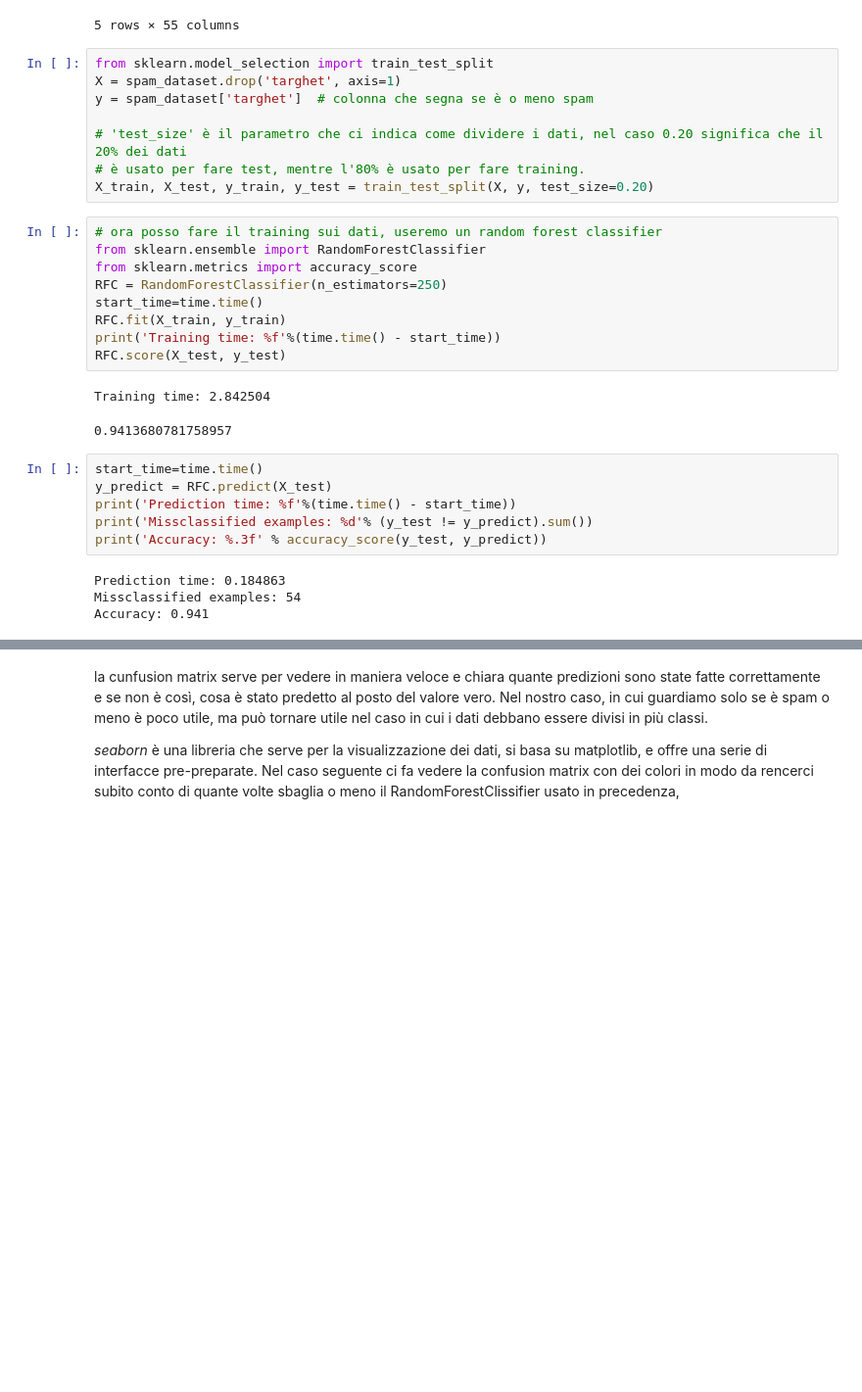
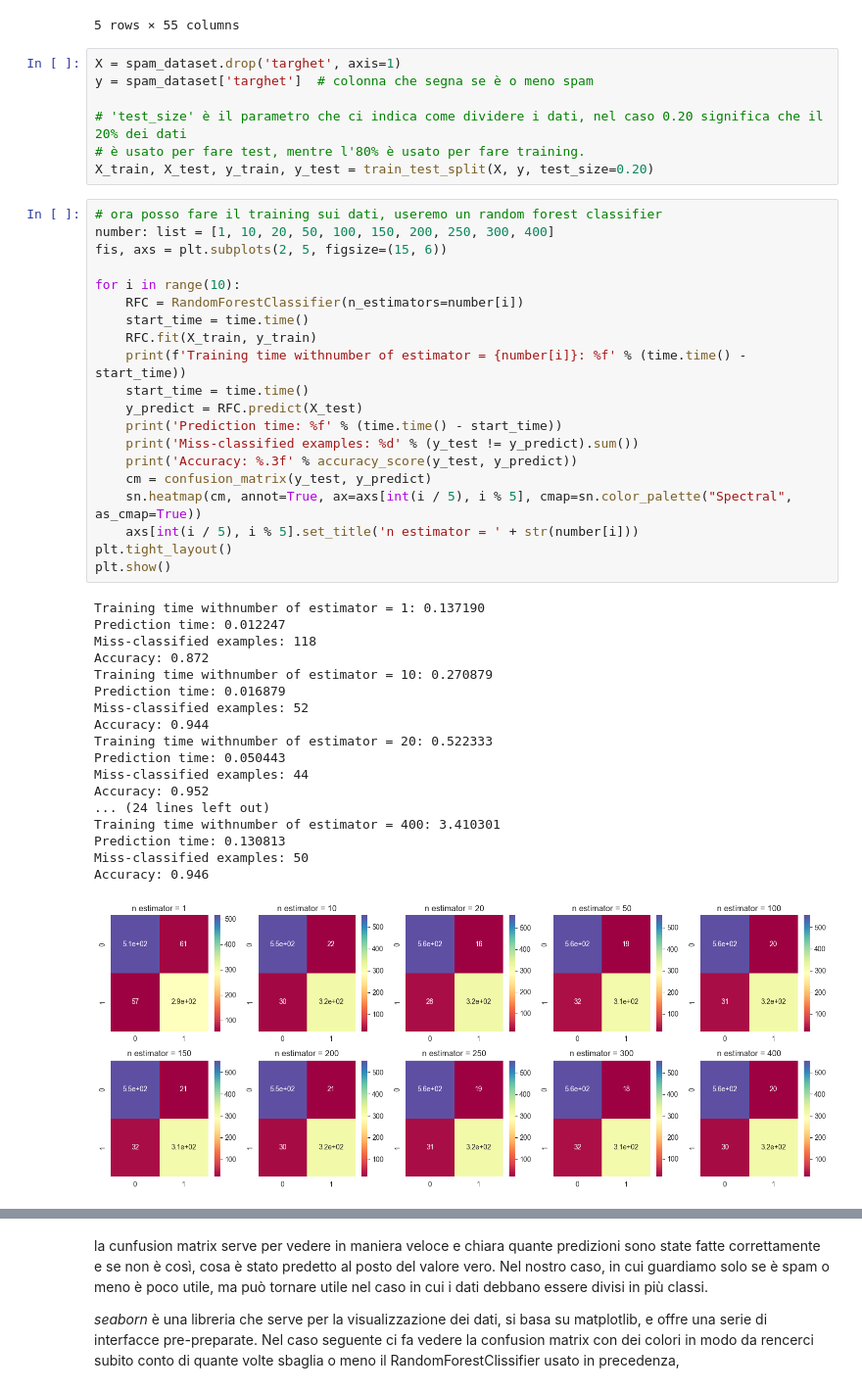
Before and after one commit to filippovicidomini/TF-IDF, a Jupyter notebook: randomforestclassifier.ipynb, the cells around one changed output, grey strips where cells are left out. Shown at 98% size. Drawn from its saved outputs; the diff is of its cells as text; blank space fills up the shorter version.

Commit message:
aggiustati grafici, siamo arrivati a prime conclusioni su random forest classifier

```diff
--- a/randomforestclassifier.ipynb
+++ b/randomforestclassifier.ipynb
@@ -14,32 +19,48 @@ spam_dataset.head()
 | 4 | 0.000000 | 0.00000 | 0.000000 | 0.0 | 0.609715 | 0.000000 | 0.539619 | 1.083511 | 0.552962 | 0.795294 | ... | ... |
 5 rows × 55 columns
 # %%
-from sklearn.model_selection import train_test_split
 X = spam_dataset.drop('targhet', axis=1)
 y = spam_dataset['targhet']  # colonna che segna se è o meno spam
 
 # 'test_size' è il parametro che ci indica come dividere i dati, nel caso 0.20 significa che il 20% dei dati
 # è usato per fare test, mentre l'80% è usato per fare training.
 X_train, X_test, y_train, y_test = train_test_split(X, y, test_size=0.20)
-# %%
-# ora posso fare il training sui dati, useremo un random forest classifier
-from sklearn.ensemble import RandomForestClassifier
-from sklearn.metrics import accuracy_score
-RFC = RandomForestClassifier(n_estimators=250)
-start_time=time.time()
-RFC.fit(X_train, y_train)
-print('Training time: %f'%(time.time() - start_time))
-RFC.score(X_test, y_test)
-# %% [output]
-Training time: 2.842504
-0.9413680781758957
-# %%
-start_time=time.time()
-y_predict = RFC.predict(X_test)
-print('Prediction time: %f'%(time.time() - start_time))
-print('Missclassified examples: %d'% (y_test != y_predict).sum())
-print('Accuracy: %.3f' % accuracy_score(y_test, y_predict))
-# %% [output]
-Prediction time: 0.184863
-Missclassified examples: 54
-Accuracy: 0.941
+# %%
+# ora posso fare il training sui dati, useremo un random forest classifier
+number: list = [1, 10, 20, 50, 100, 150, 200, 250, 300, 400]
+fis, axs = plt.subplots(2, 5, figsize=(15, 6))
+
+for i in range(10):
+    RFC = RandomForestClassifier(n_estimators=number[i])
+    start_time = time.time()
+    RFC.fit(X_train, y_train)
+    print(f'Training time withnumber of estimator = {number[i]}: %f' % (time.time() - start_time))
+    start_time = time.time()
+    y_predict = RFC.predict(X_test)
+    print('Prediction time: %f' % (time.time() - start_time))
+    print('Miss-classified examples: %d' % (y_test != y_predict).sum())
+    print('Accuracy: %.3f' % accuracy_score(y_test, y_predict))
+    cm = confusion_matrix(y_test, y_predict)
+    sn.heatmap(cm, annot=True, ax=axs[int(i / 5), i % 5], cmap=sn.color_palette("Spectral", as_cmap=True))
+    axs[int(i / 5), i % 5].set_title('n estimator = ' + str(number[i]))
+plt.tight_layout()
+plt.show()
+# %% [output]
+Training time withnumber of estimator = 1: 0.137190
+Prediction time: 0.012247
+Miss-classified examples: 118
+Accuracy: 0.872
+Training time withnumber of estimator = 10: 0.270879
+Prediction time: 0.016879
+Miss-classified examples: 52
+Accuracy: 0.944
+Training time withnumber of estimator = 20: 0.522333
+Prediction time: 0.050443
+Miss-classified examples: 44
+Accuracy: 0.952
+... (24 lines left out)
+Training time withnumber of estimator = 400: 3.410301
+Prediction time: 0.130813
+Miss-classified examples: 50
+Accuracy: 0.946
+[figure, added]
```
Also changed, not shown: parts of 5 cells of this notebook, 5 other files.
